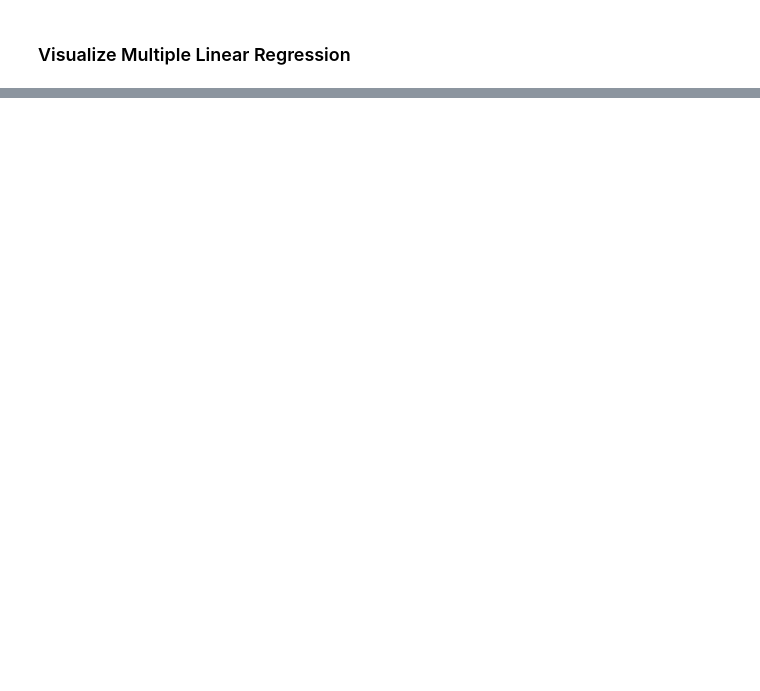
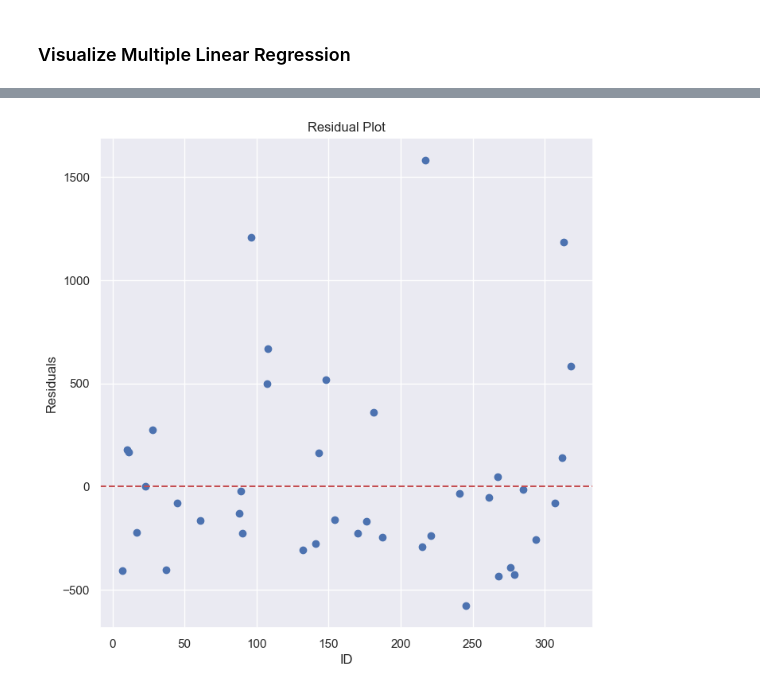
Before and after one commit to hassledw/DecisionTreeRFBlog, a Jupyter notebook: RegressionBlog/regression.ipynb, the cells around one changed output, grey strips where cells are left out. Cells and saved outputs as stored; diff of their text form; code cells hidden in the pictures; blank space fills up the shorter version.

```diff
--- a/RegressionBlog/regression.ipynb
+++ b/RegressionBlog/regression.ipynb
@@ -164,0 +222,15 @@ print(result_df)
+# %%
+import matplotlib.pyplot as plt
+import pandas as pd
+
+plt.figure(figsize=(8,8))
+residuals = result_df['actual'] - result_df['predicted']
+
+plt.scatter(result_df['id'], residuals)
+plt.axhline(y=0, color='r', linestyle='--')
+plt.xlabel('ID')
+plt.ylabel('Residuals')
+plt.title('Residual Plot')
+plt.show()
+# %% [output]
+[figure, added]
```
Also changed, not shown: parts of 16 cells of this notebook, 2 other files.
